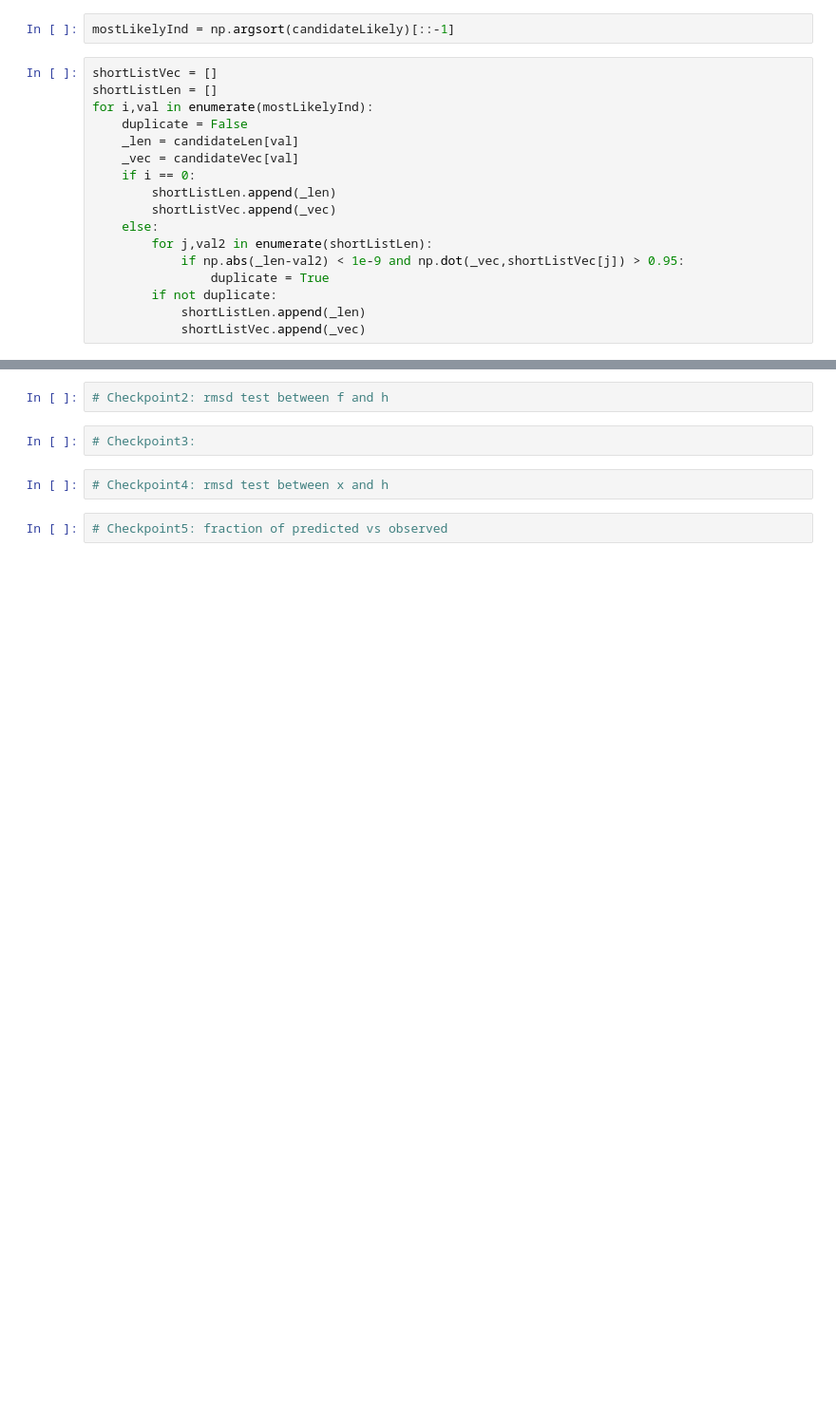
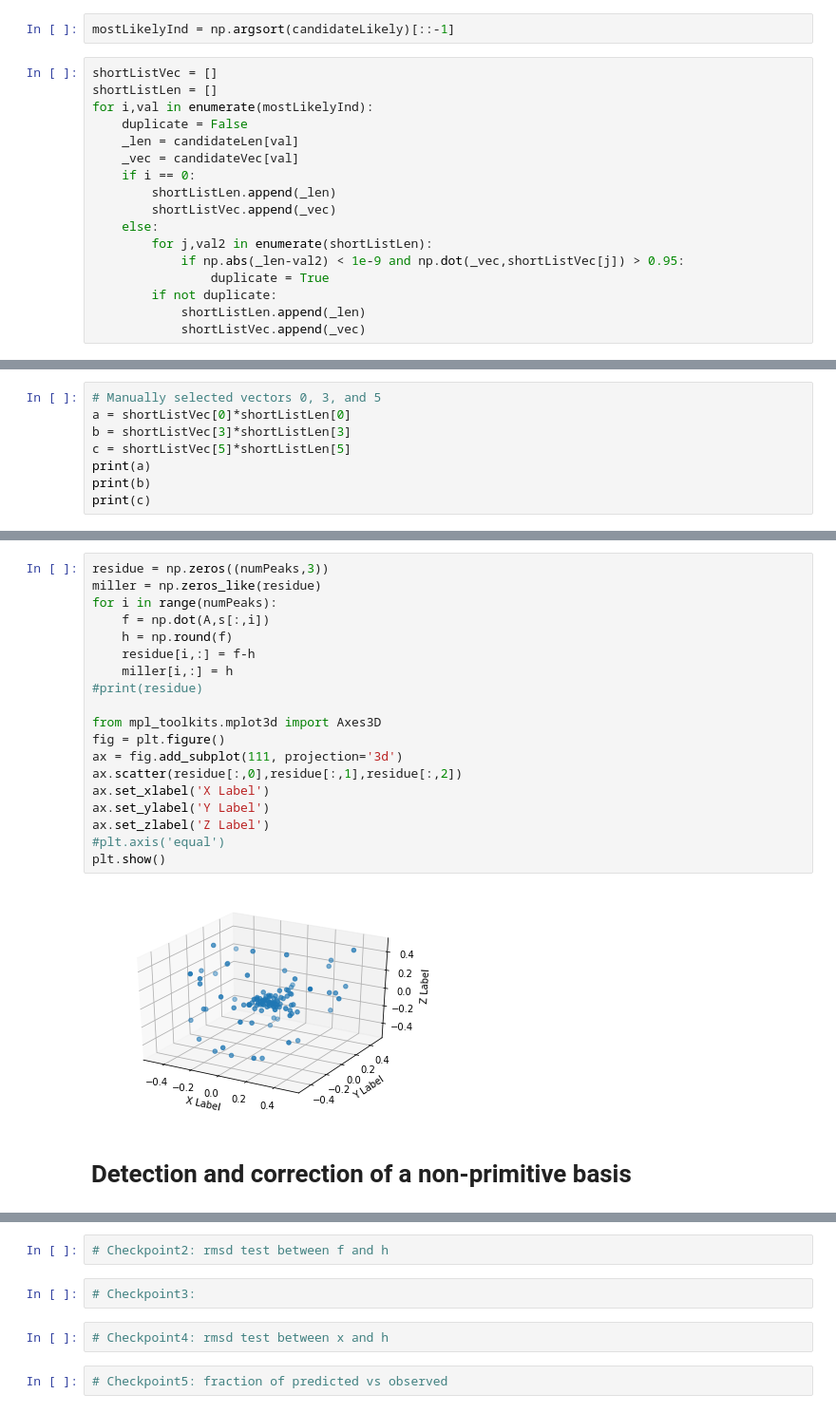
Before and after one commit to chuckie82/gpuIndexing, a Jupyter notebook: IndexingAlgorithm-cxitut13_r10_233.ipynb, the cells around one changed output, grey strips where cells are left out. Shown at 95% size. Saved outputs shown, nothing was run; the diff lists cells and outputs as text; blank space fills up the shorter version.

```diff
--- a/IndexingAlgorithm-cxitut13_r10_233.ipynb
+++ b/IndexingAlgorithm-cxitut13_r10_233.ipynb
@@ -299,0 +272,8 @@ ValueError: The truth value of an array with more than one element is ambiguous.
+# %%
+# Manually selected vectors 0, 3, and 5
+a = shortListVec[0]*shortListLen[0]
+b = shortListVec[3]*shortListLen[3]
+c = shortListVec[5]*shortListLen[5]
+print(a)
+print(b)
+print(c)
@@ -299,0 +326,23 @@ ValueError: The truth value of an array with more than one element is ambiguous.
+# %%
+residue = np.zeros((numPeaks,3))
+miller = np.zeros_like(residue)
+for i in range(numPeaks):
+    f = np.dot(A,s[:,i])
+    h = np.round(f)
+    residue[i,:] = f-h
+    miller[i,:] = h
+#print(residue)
+
+from mpl_toolkits.mplot3d import Axes3D
+fig = plt.figure()
+ax = fig.add_subplot(111, projection='3d')
+ax.scatter(residue[:,0],residue[:,1],residue[:,2])
+ax.set_xlabel('X Label')
+ax.set_ylabel('Y Label')
+ax.set_zlabel('Z Label')
+#plt.axis('equal')
+plt.show()
+# %% [output]
+[figure, added]
+# %% [markdown]
+# Detection and correction of a non-primitive basis
```
Also changed, not shown: parts of 25 cells of this notebook, 2 other files.
